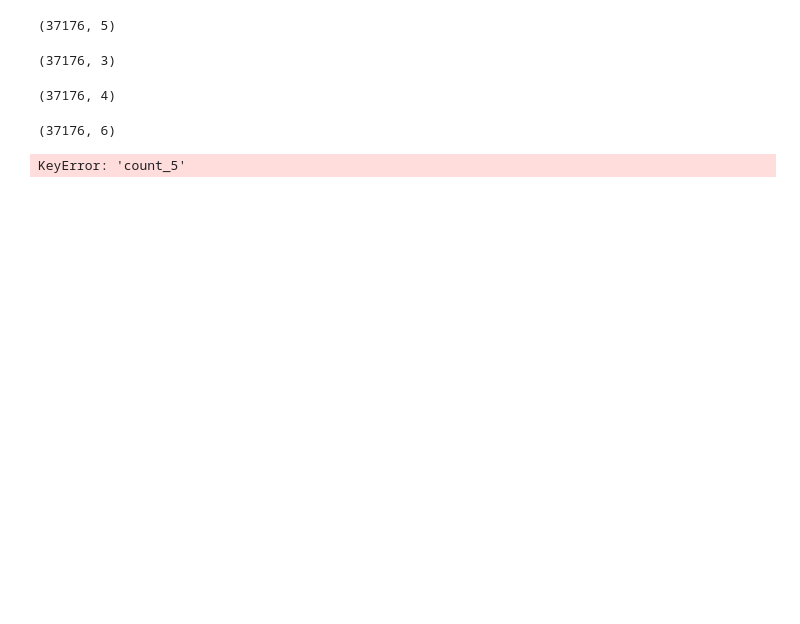
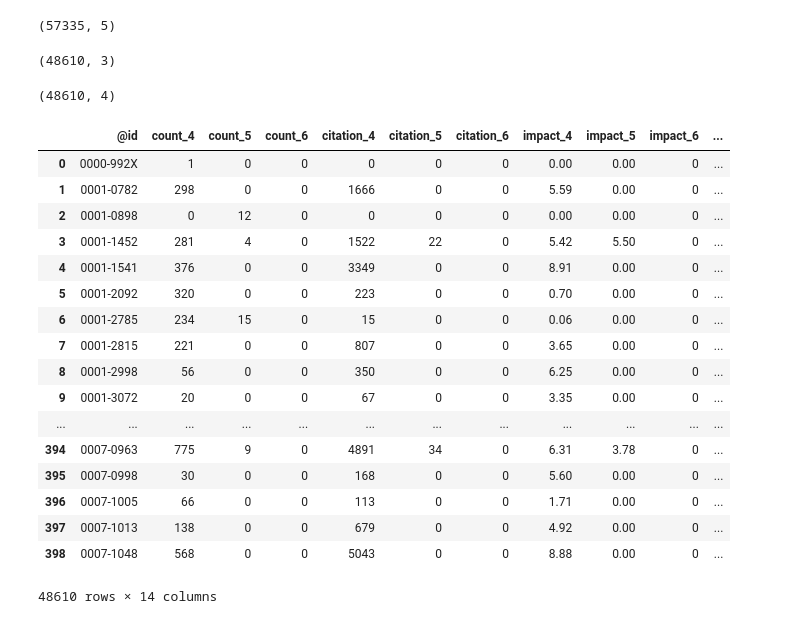
Before and after one commit to moqri/academic_journals, a Jupyter notebook: merge.ipynb, the cells around one changed output. Saved outputs shown, nothing was run; the diff lists cells and outputs as text; code cells hidden in the pictures; blank space fills up the shorter version.

```diff
--- a/merge.ipynb
+++ b/merge.ipynb
@@ -38,5 +28,5 @@ with open("data/2014.txt", "wb") as outfile:
 # %%
-df=pd.read_table('data/2014.txt',header=None)
+df=pd.read_table('data/data.txt',header=None)
 df.columns=['doi','year','ref','citation','issnp','issne','journal','publisher','author','lic']
 df.shape
 # %% [output]
@@ -77,34 +67,52 @@ df2 = df.loc[i].copy()
 df2["@id"] = s.values
 # %%
 dg=df2.groupby(['@id','year']).agg({'count':sum,'citation':sum}).reset_index()
-dg['impact']=dg['citation']/dg['count']
+dg['impact']=dg['citation'].div(dg['count']).round(2)
 dg.shape
 # %% [output]
-(37176, 5)
+(57335, 5)
 # %%
 dg_h=df2[['@id','citation']].groupby(['@id']).agg(lambda x:tuple(x)).reset_index()
 dg_h['h']=dg2.citation.apply(lambda x: h_(x))
 dg_h.shape
 # %% [output]
-(37176, 3)
+(48610, 3)
 # %%
 dg_i=df2.groupby(['@id']).agg({'count':sum,'citation':sum}).reset_index()
-dg_i['impact']=dg_i['citation']/dg_i['count']
+dg_i['impact']=dg_i['citation'].div(dg_i['count']).round(2)
 dg_i.shape
 # %% [output]
-(37176, 4)
+(48610, 4)
 # %%
 dg_flat=dg.pivot(index='@id',columns='year')
 dg_flat.columns = [col[0]+'_'+str(col[1])[3] for col in dg_flat.columns.values]
 dg_flat=dg_flat.reset_index()
 # %%
-dg_merge=dg_flat.merge(dg_i[['@id','impact']]).merge(dg_h[['@id','h']])
-dg_merge.shape
+dg_merge=dg_flat.merge(dg_i[['@id','count','citation','impact']])\
+.merge(dg_h[['@id','h']]).fillna(0,downcast='infer')
+dg_merge
 # %% [output]
+|  | @id | count_4 | count_5 | count_6 | citation_4 | citation_5 | citation_6 | impact_4 | impact_5 | impact_6 | ... |
+| 0 | 0000-992X | 1 | 0 | 0 | 0 | 0 | 0 | 0.00 | 0.00 | 0 | ... |
+| 1 | 0001-0782 | 298 | 0 | 0 | 1666 | 0 | 0 | 5.59 | 0.00 | 0 | ... |
+| 2 | 0001-0898 | 0 | 12 | 0 | 0 | 0 | 0 | 0.00 | 0.00 | 0 | ... |
+| 3 | 0001-1452 | 281 | 4 | 0 | 1522 | 22 | 0 | 5.42 | 5.50 | 0 | ... |
+| 4 | 0001-1541 | 376 | 0 | 0 | 3349 | 0 | 0 | 8.91 | 0.00 | 0 | ... |
+| 5 | 0001-2092 | 320 | 0 | 0 | 223 | 0 | 0 | 0.70 | 0.00 | 0 | ... |
+| 6 | 0001-2785 | 234 | 15 | 0 | 15 | 0 | 0 | 0.06 | 0.00 | 0 | ... |
+| 7 | 0001-2815 | 221 | 0 | 0 | 807 | 0 | 0 | 3.65 | 0.00 | 0 | ... |
+| 8 | 0001-2998 | 56 | 0 | 0 | 350 | 0 | 0 | 6.25 | 0.00 | 0 | ... |
+| 9 | 0001-3072 | 20 | 0 | 0 | 67 | 0 | 0 | 3.35 | 0.00 | 0 | ... |
+| ... | ... | ... | ... | ... | ... | ... | ... | ... | ... | ... | ... |
+| 394 | 0007-0963 | 775 | 9 | 0 | 4891 | 34 | 0 | 6.31 | 3.78 | 0 | ... |
+| 395 | 0007-0998 | 30 | 0 | 0 | 168 | 0 | 0 | 5.60 | 0.00 | 0 | ... |
+| 396 | 0007-1005 | 66 | 0 | 0 | 113 | 0 | 0 | 1.71 | 0.00 | 0 | ... |
+| 397 | 0007-1013 | 138 | 0 | 0 | 679 | 0 | 0 | 4.92 | 0.00 | 0 | ... |
+| 398 | 0007-1048 | 568 | 0 | 0 | 5043 | 0 | 0 | 8.88 | 0.00 | 0 | ... |
-(37176, 6)
+48610 rows × 14 columns
 # %%
 dic=[]
-for index, i in dg_merge.iterrows():
+for index, i in dg_merge[:].iterrows():
     journal={}
     journal['@id']=i['@id']
     #issn_list=[i['@id']]
@@ -123,8 +131,6 @@ for index, i in dg_merge.iterrows():
     journal['e:impact']=round(i['impact'],2)
     if journal not in dic:
         dic.append(journal)
-# %% [output]
-KeyError: 'count_5'
 # %%
 with open('journals_stats.jsonld', 'w') as outfile:
     json.dump(dic, outfile)
```
Also changed, not shown: parts of 5 cells of this notebook, 7 other files.
